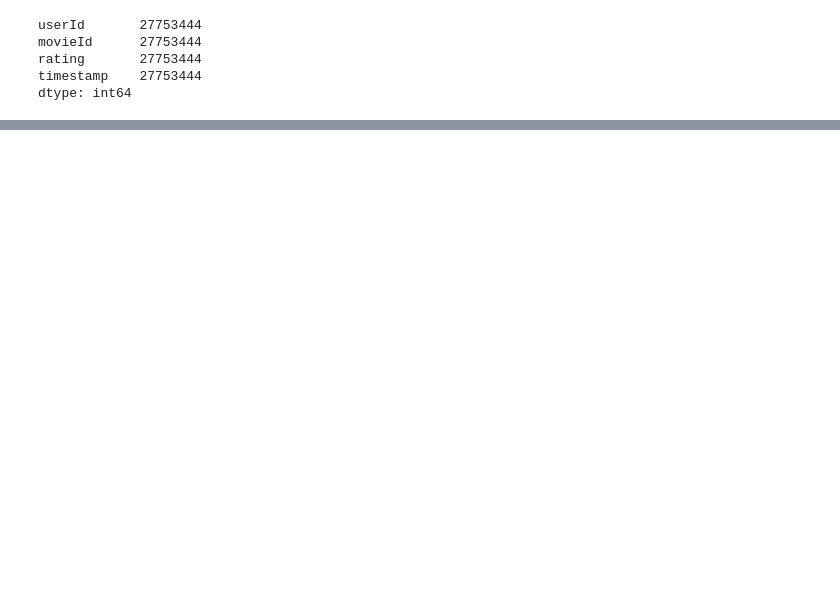
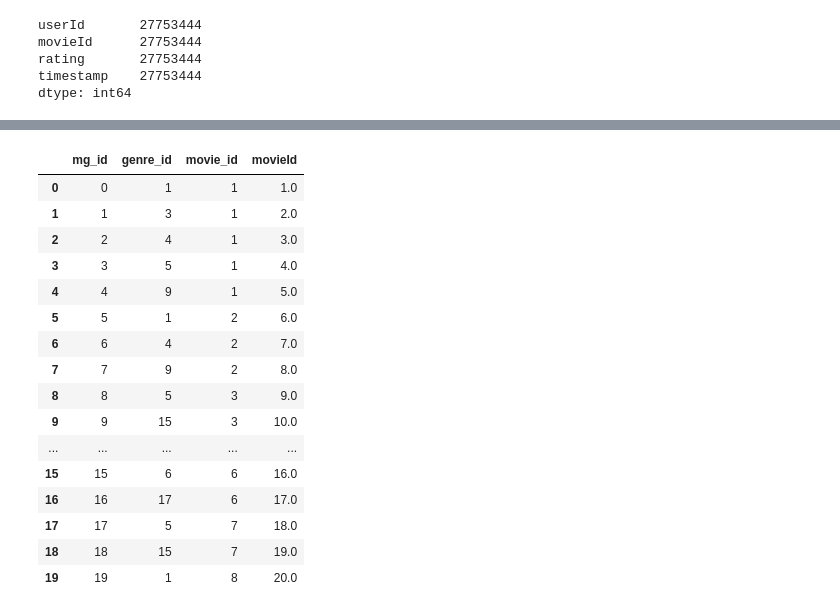
Before and after one commit to HelyxM/Final-Project, a Jupyter notebook: Data_Cleaning_Populate_ERD.ipynb, the cells around one changed output, grey strips where cells are left out. Cells and saved outputs as stored; diff of their text form; code cells hidden in the pictures; blank space fills up the shorter version.

```diff
--- a/Data_Cleaning_Populate_ERD.ipynb
+++ b/Data_Cleaning_Populate_ERD.ipynb
@@ -8,15 +13,17 @@ from pathlib import Path
 from collections import Counter
 # %%
 # File imports
-metadata_path = "Data/movies_metadata_clean.csv"
+# metadata_path = "Data/movies_metadata_clean.csv"
 ratings_path = "Data/ratings_clean.csv"
-cast_path = "Data/cast_clean.csv"
-crew_path = "Data/crew_clean.csv"
+# cast_path = "Data/cast_clean.csv"
+# crew_path = "Data/crew_clean.csv"
 movies_path = "Data/movies_clean.csv"
+genres_path = "New_Data/movie_genres_clean.csv"
 # %%
-meta_df = pd.read_csv(metadata_path, low_memory=False)
+# meta_df = pd.read_csv(metadata_path, low_memory=False)
 ratings_df = pd.read_csv(ratings_path, low_memory=False)
-cast_df = pd.read_csv(cast_path, low_memory=False)
-crew_df = pd.read_csv(crew_path, low_memory=False)
+# cast_df = pd.read_csv(cast_path, low_memory=False)
+# crew_df = pd.read_csv(crew_path, low_memory=False)
 movies_df = pd.read_csv(movies_path, low_memory=False)
+genres_df = pd.read_csv(genres_path, low_memory=False)
 # %%
@@ -124,13 +99,15 @@ dtype: int64
 # %%
-meta_df = meta_df.drop_duplicates(keep="first")
+# meta_df = meta_df.drop_duplicates(keep="first")
 ratings_df = ratings_df.drop_duplicates(keep="first")
-cast_df = cast_df.drop_duplicates(keep="first")
-crew_df = crew_df.drop_duplicates(keep="first")
+# cast_df = cast_df.drop_duplicates(keep="first")
+# crew_df = crew_df.drop_duplicates(keep="first")
 movies_df = movies_df.drop_duplicates(keep="first")
+genres_df = genres_df.drop_duplicates(keep="first")
 # %%
-meta_df = meta_df.dropna()
+# meta_df = meta_df.dropna()
 ratings_df = ratings_df.dropna()
-cast_df = cast_df.dropna()
-crew_df = crew_df.dropna()
+# cast_df = cast_df.dropna()
+# crew_df = crew_df.dropna()
 movies_df = movies_df.dropna()
+genres_df = genres_df.dropna()
 # %%
@@ -188,0 +180,20 @@ dtype: int64
+# %%
+genres_df.head(20)
+# %% [output]
+|  | mg_id | genre_id | movie_id | movieId |
+| 0 | 0 | 1 | 1 | 1.0 |
+| 1 | 1 | 3 | 1 | 2.0 |
+| 2 | 2 | 4 | 1 | 3.0 |
+| 3 | 3 | 5 | 1 | 4.0 |
+| 4 | 4 | 9 | 1 | 5.0 |
+| 5 | 5 | 1 | 2 | 6.0 |
+| 6 | 6 | 4 | 2 | 7.0 |
+| 7 | 7 | 9 | 2 | 8.0 |
+| 8 | 8 | 5 | 3 | 9.0 |
+| 9 | 9 | 15 | 3 | 10.0 |
+| ... | ... | ... | ... | ... |
+| 15 | 15 | 6 | 6 | 16.0 |
+| 16 | 16 | 17 | 6 | 17.0 |
+| 17 | 17 | 5 | 7 | 18.0 |
+| 18 | 18 | 15 | 7 | 19.0 |
+| 19 | 19 | 1 | 8 | 20.0 |
```
Also changed, not shown: parts of 29 cells of this notebook, 1 other file.
